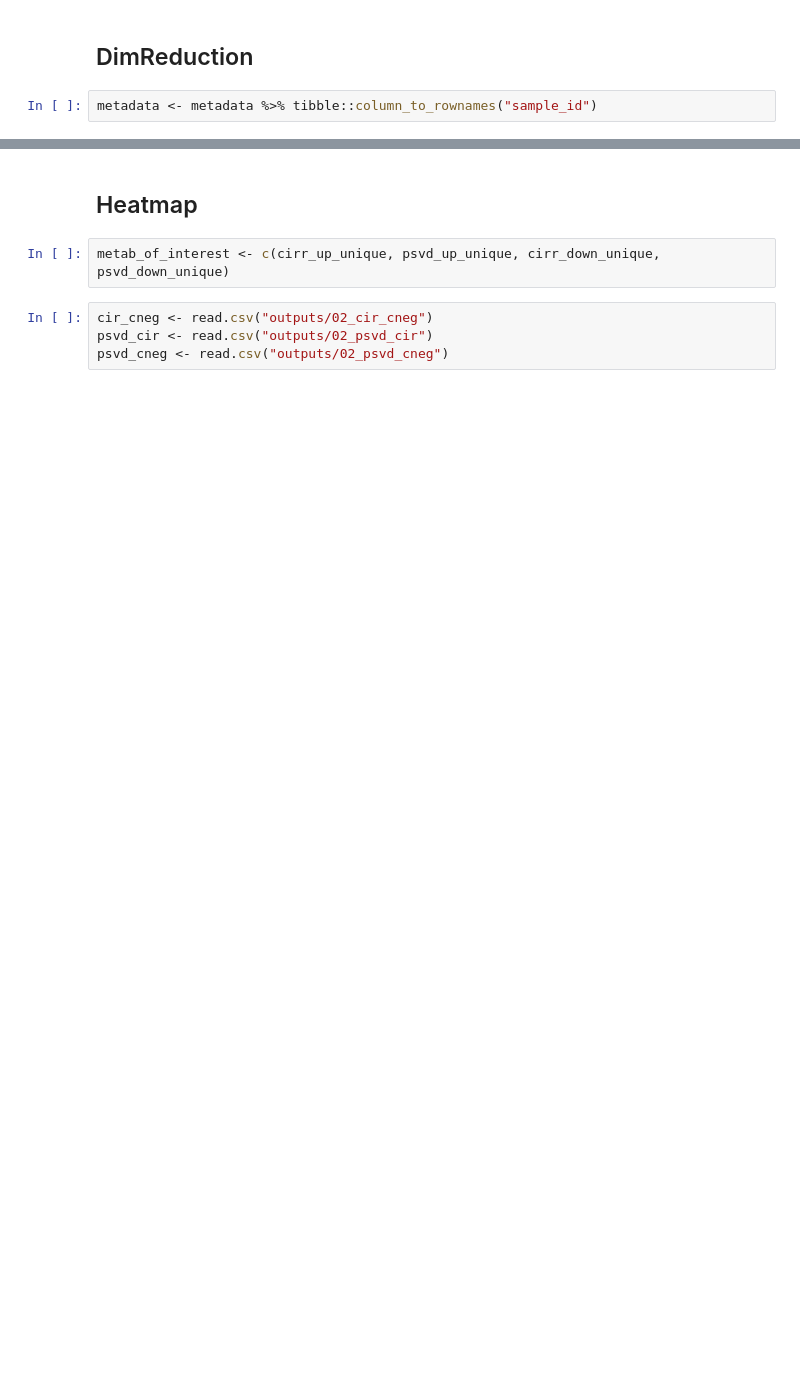
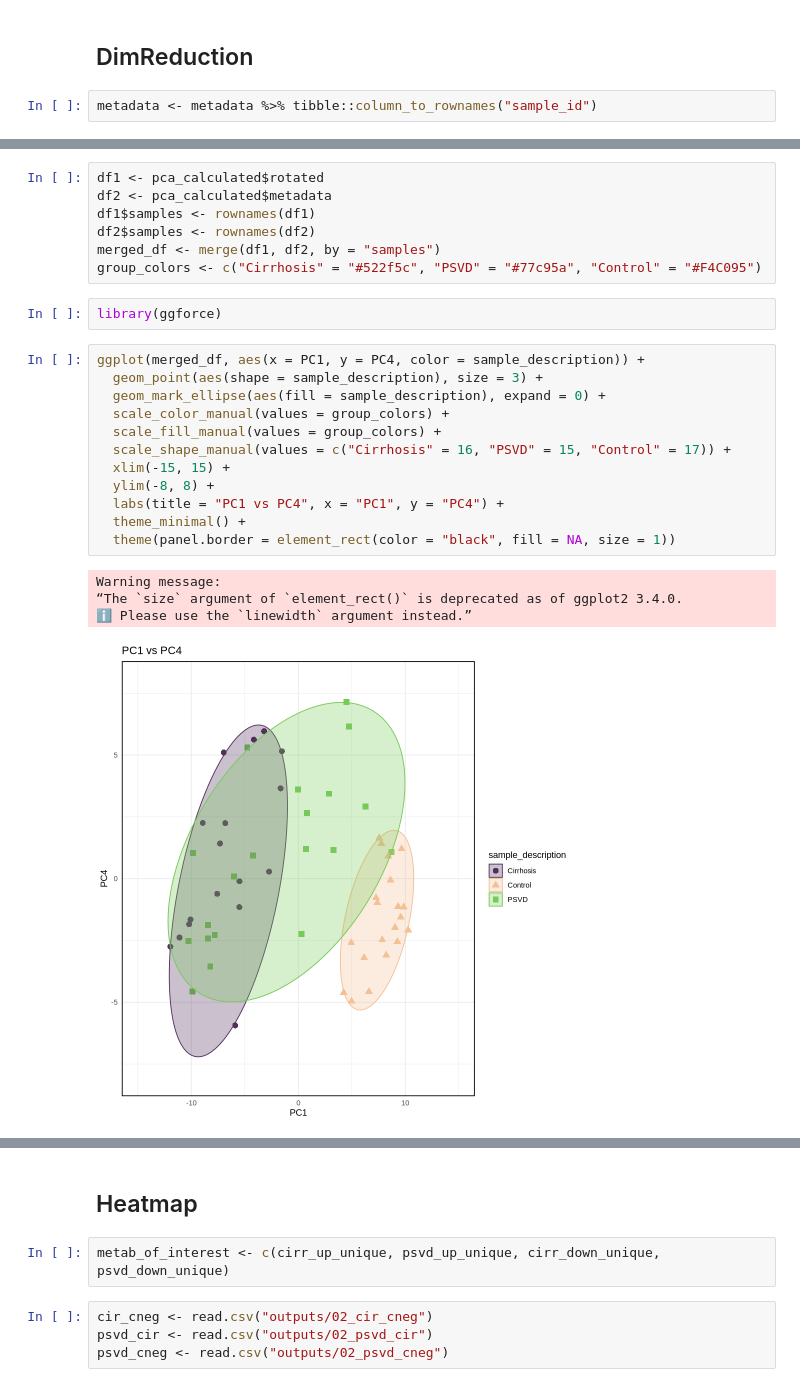
Before and after one commit to viennaliverstudygroups/SEMPETSCH-PSVD-metabolomics, a Jupyter notebook: analysis/03_venn_pca_heatmap.ipynb, the cells around one changed output, grey strips where cells are left out. Cells and saved outputs as stored; diff of their text form; blank space fills up the shorter version.

```diff
--- a/analysis/03_venn_pca_heatmap.ipynb
+++ b/analysis/03_venn_pca_heatmap.ipynb
@@ -130 +135,27 @@ Adding another scale for colour, which will replace the existing scale.
+# %%
+df1 <- pca_calculated$rotated
+df2 <- pca_calculated$metadata
+df1$samples <- rownames(df1)
+df2$samples <- rownames(df2)
+merged_df <- merge(df1, df2, by = "samples")
+group_colors <- c("Cirrhosis" = "#522f5c", "PSVD" = "#77c95a", "Control" = "#F4C095")
+# %%
+library(ggforce)
+# %%
+ggplot(merged_df, aes(x = PC1, y = PC4, color = sample_description)) +
+  geom_point(aes(shape = sample_description), size = 3) +
+  geom_mark_ellipse(aes(fill = sample_description), expand = 0) +
+  scale_color_manual(values = group_colors) +
+  scale_fill_manual(values = group_colors) +
+  scale_shape_manual(values = c("Cirrhosis" = 16, "PSVD" = 15, "Control" = 17)) +
+  xlim(-15, 15) +
+  ylim(-8, 8) +
+  labs(title = "PC1 vs PC4", x = "PC1", y = "PC4") +
+  theme_minimal() +
+  theme(panel.border = element_rect(color = "black", fill = NA, size = 1))
+# %% [output]
+Warning message:
+“The `size` argument of `element_rect()` is deprecated as of ggplot2 3.4.0.
+ℹ Please use the `linewidth` argument instead.”
+[figure, added]
 # %%
```
Also changed, not shown: parts of 39 cells of this notebook, 51 other files.
